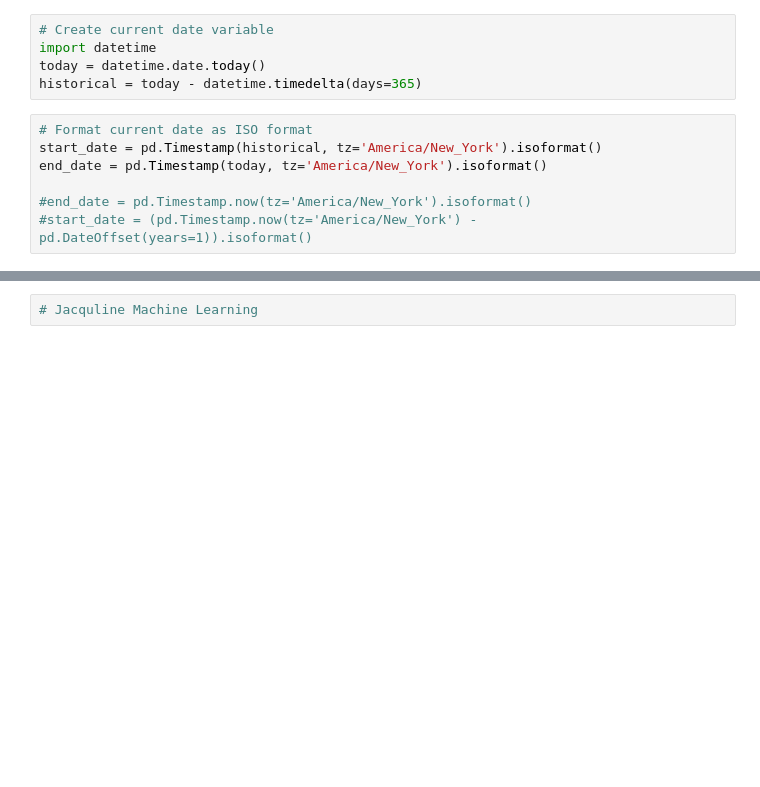
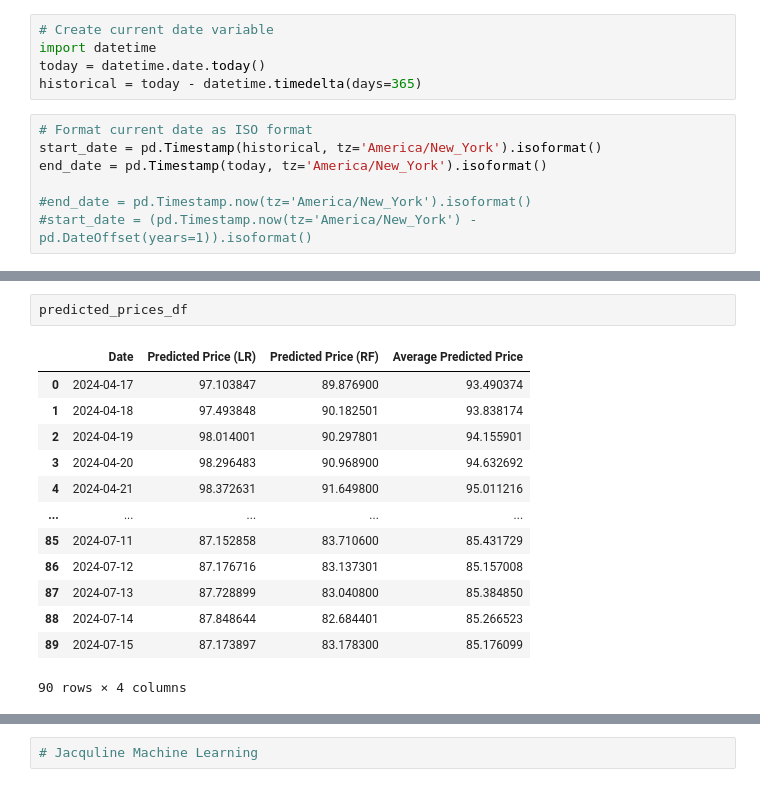
Before and after one commit to 15jarom/OptionsHedgingXLE, a Jupyter notebook: jarom_working_nb.ipynb, the cells around one changed output, grey strips where cells are left out. Cells and saved outputs as stored; diff of their text form; blank space fills up the shorter version.

```diff
--- a/jarom_working_nb.ipynb
+++ b/jarom_working_nb.ipynb
@@ -216,0 +256,16 @@ array([84.6658019 , 97.3420066 , 86.86875602, 82.60549324, 87.75265422,
+# %%
+predicted_prices_df
+# %% [output]
+|  | Date | Predicted Price (LR) | Predicted Price (RF) | Average Predicted Price |
+| 0 | 2024-04-17 | 97.103847 | 89.876900 | 93.490374 |
+| 1 | 2024-04-18 | 97.493848 | 90.182501 | 93.838174 |
+| 2 | 2024-04-19 | 98.014001 | 90.297801 | 94.155901 |
+| 3 | 2024-04-20 | 98.296483 | 90.968900 | 94.632692 |
+| 4 | 2024-04-21 | 98.372631 | 91.649800 | 95.011216 |
+| ... | ... | ... | ... | ... |
+| 85 | 2024-07-11 | 87.152858 | 83.710600 | 85.431729 |
+| 86 | 2024-07-12 | 87.176716 | 83.137301 | 85.157008 |
+| 87 | 2024-07-13 | 87.728899 | 83.040800 | 85.384850 |
+| 88 | 2024-07-14 | 87.848644 | 82.684401 | 85.266523 |
+| 89 | 2024-07-15 | 87.173897 | 83.178300 | 85.176099 |
+90 rows × 4 columns
```
Also changed, not shown: parts of 13 cells of this notebook.
